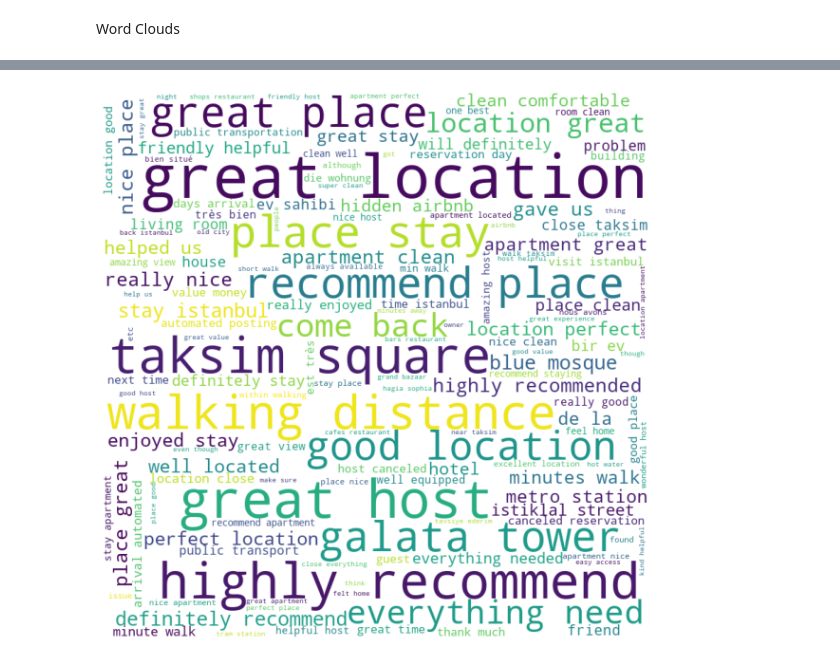
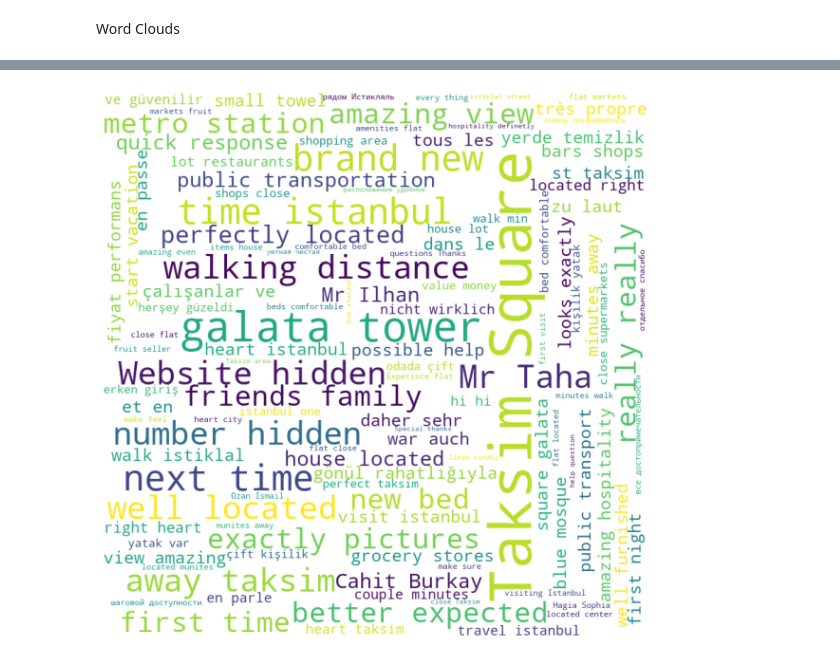
Before and after one commit to OzanGenc/Airbnb-Istanbul-ReviewScorePrediction, a Jupyter notebook: WordCloud.ipynb, the cells around one changed output, grey strips where cells are left out. Cells and saved outputs as stored; diff of their text form; code cells hidden in the pictures.

Commit message:
Mistake in popular districts are corrected
There was a mistake of calculating most popular districts. They were calculated by location dataframe but now it is calculated by merged dataframe.

```diff
--- a/WordCloud.ipynb
+++ b/WordCloud.ipynb
@@ -387,0 +447,4 @@ for index, row in df_reviews.iterrows():
+# %%
+df_merged['comments'] = df_merged['comments'].astype(str)
+# %%
+df_grouped_strings = df_merged.groupby(['neighbourhood_cleansed'])['comments'].apply('.'.join).reset_index()
@@ -388,40 +460,46 @@ for index, row in df_reviews.iterrows():
+# %%
+add_stopwords = {'everything', 'need', 'ev', 'sahibi', 'recommend', 'definitely',
+                 'clean', 'location', 'thank', 'place', 'highly', 'great', 'near',
+                 'stay', 'come', 'back', 'good', 'iyi', 'tavsiye', 'ederim', 'helped',
+                 'us', 'apartment', 'room', 'de', 'la', 'que', 'ce', 'check', 'temiz',
+                 'ev', 'host', 'canceled', 'cancel', 'reservation', 'friendly', 'bir',
+                 'arrival', 'stay', 'will', 'memnun', 'kaldık', 'çok', 'konumu', 'evin',
+                 'airbnb', 'tercih', 'güler', 'yüzlü', 'helpful', 'phone', 'je', 'recommande',
+                 'teşekkür', 'automated', 'posting', 'nice', 'ederiz', 'şenay', 'hanım',
+                 'konum', 'olarak', 'available', 'always', 'konumda', 'için', 'ulaş',
+                 'bey', 'her', 'der', 'die', 'wohnung', 'sadiye', 'Tarık', 'teyze', 'cemal',
+                 'yigit'}
 # %%
 from wordcloud import WordCloud, STOPWORDS
 import matplotlib.pyplot as plt
 import pandas as pd
 
-# Reading csv file to a data frame
-df = pd.read_csv('reviews.csv')
+comment_words = ''
+stopwords = set(STOPWORDS).union(add_stopwords)
+comments = df_grouped_strings.query("neighbourhood_cleansed == 'Beyoglu'")['comments'].to_list()[0][-45000:]
 
-comment_words = ''
-stopwords = set(STOPWORDS)
+translator = Translator()
+comments = translator.translate(comments).text
 
-# iterate through the csv file
-for val in df.comments:
+tokens = comments.split()
 
-    # typecaste each val to string
-    val = str(val)
+for i in range(len(tokens)):
+  tokens[i] = tokens[i].lower()
+  comment_words += " ".join(tokens)+" "
 
-    # split the value
-    tokens = val.split()
 
-    # Converts each token into lowercase
-    for i in range(len(tokens)):
-        tokens[i] = tokens[i].lower()
-
-    comment_words += " ".join(tokens)+" "
 
 wordcloud = WordCloud(width = 800, height = 800,
                 background_color ='white',
                 stopwords = stopwords,
                 min_font_size = 10).generate(comment_words)
 
 # plot the WordCloud image
 plt.figure(figsize = (8, 8), facecolor = None)
 plt.imshow(wordcloud)
 plt.axis("off")
 plt.tight_layout(pad = 0)
 
 plt.show()
 # %% [output]
-[figure, old version]
+[figure, new version]
```
Also changed, not shown: parts of 32 cells of this notebook.
